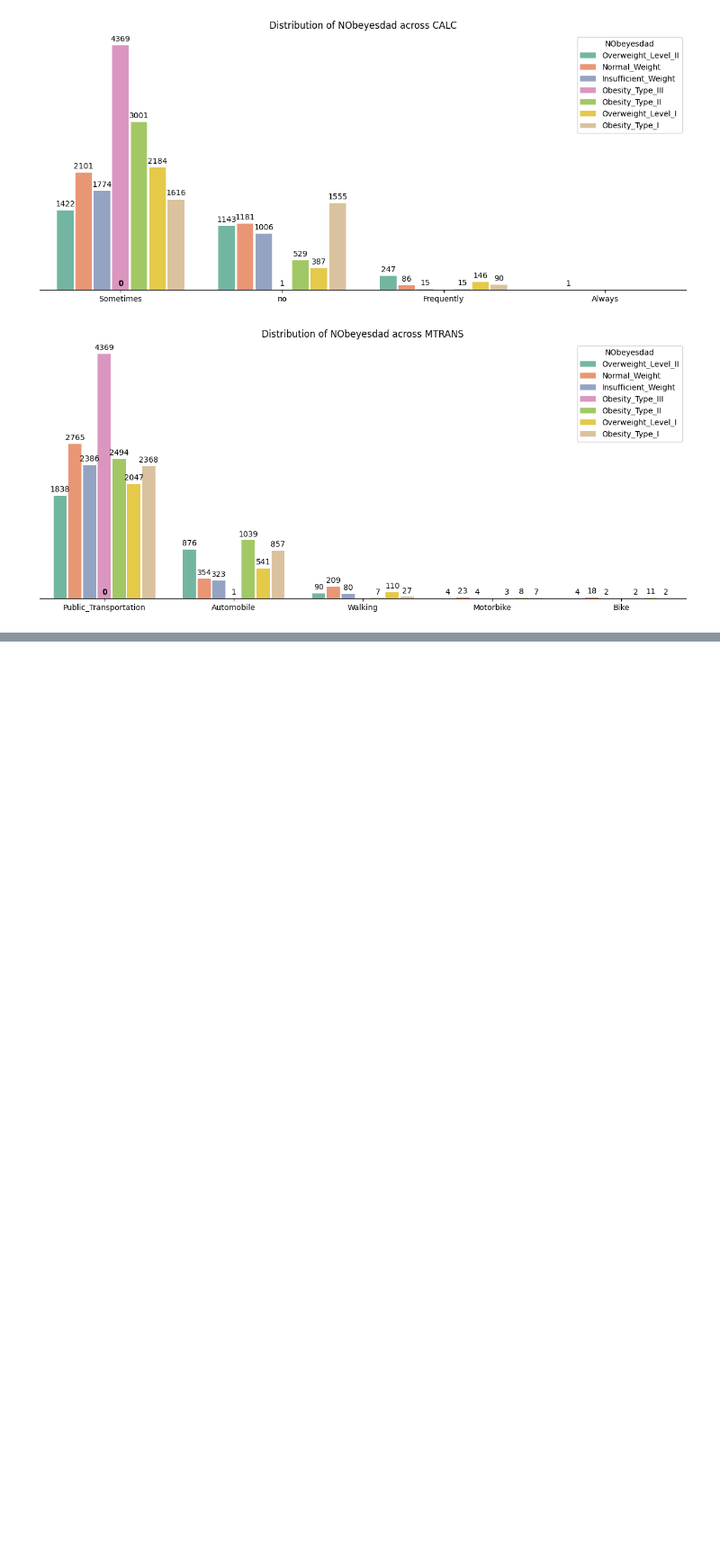
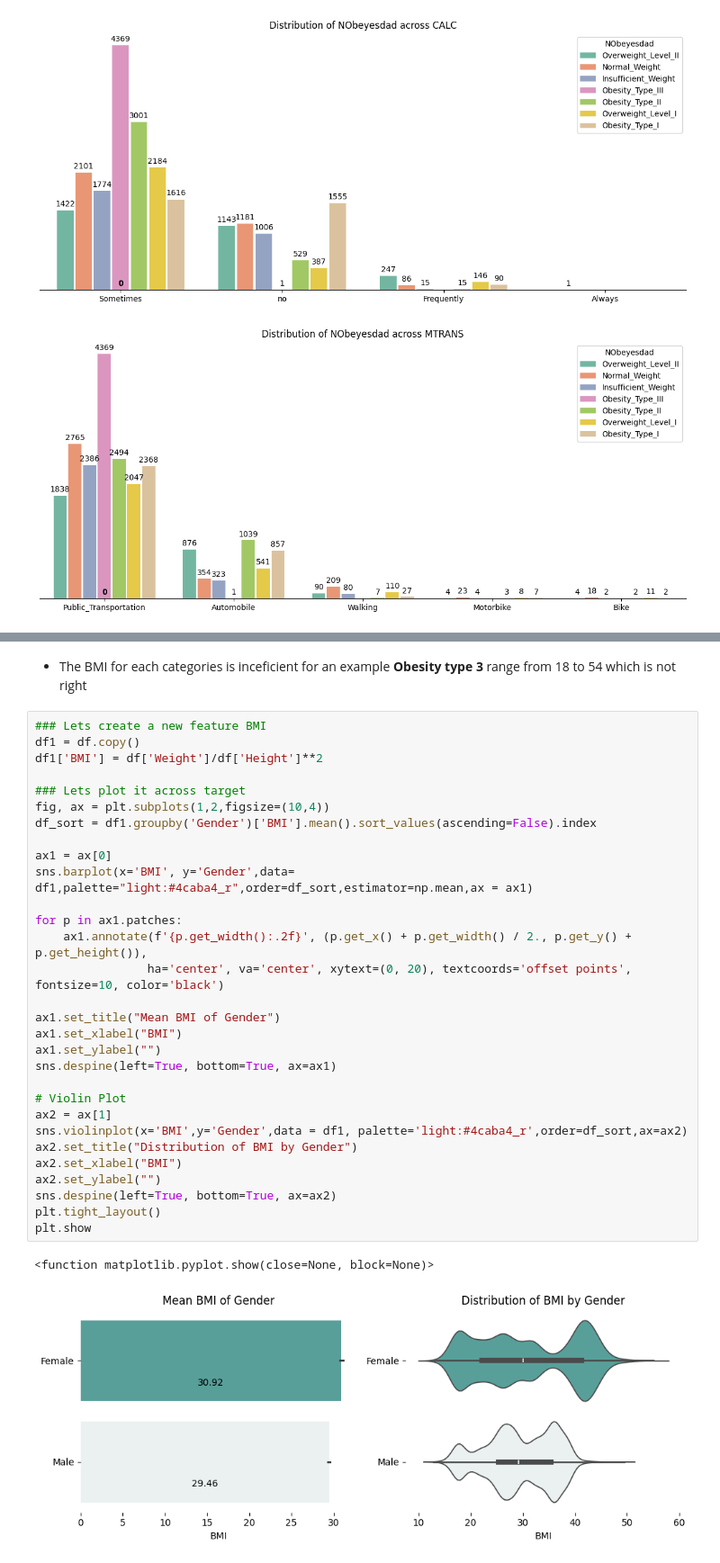
Before and after one commit to aman977381/EDA, a Jupyter notebook: EDA.ipynb, the cells around one changed output, grey strips where cells are left out. Shown at 90% size. Saved outputs shown, nothing was run; the diff lists cells and outputs as text; blank space fills up the shorter version.

```diff
--- a/EDA.ipynb
+++ b/EDA.ipynb
@@ -396,0 +443,35 @@ show_count(cat_columns)
+# %% [markdown]
+* The BMI for each categories is inceficient for an example **Obesity type 3** range from 18 to 54 which is not right
+# %%
+### Lets create a new feature BMI
+df1 = df.copy()
+df1['BMI'] = df['Weight']/df['Height']**2
+
+### Lets plot it across target
+fig, ax = plt.subplots(1,2,figsize=(10,4))
+df_sort = df1.groupby('Gender')['BMI'].mean().sort_values(ascending=False).index
+
+ax1 = ax[0]
+sns.barplot(x='BMI', y='Gender',data= df1,palette="light:#4caba4_r",order=df_sort,estimator=np.mean,ax = ax1)
+
+for p in ax1.patches:
+    ax1.annotate(f'{p.get_width():.2f}', (p.get_x() + p.get_width() / 2., p.get_y() + p.get_height()),
+                ha='center', va='center', xytext=(0, 20), textcoords='offset points', fontsize=10, color='black')
+
+ax1.set_title("Mean BMI of Gender")
+ax1.set_xlabel("BMI")
+ax1.set_ylabel("")
+sns.despine(left=True, bottom=True, ax=ax1)
+
+# Violin Plot
+ax2 = ax[1]
+sns.violinplot(x='BMI',y='Gender',data = df1, palette='light:#4caba4_r',order=df_sort,ax=ax2)
+ax2.set_title("Distribution of BMI by Gender")
+ax2.set_xlabel("BMI")
+ax2.set_ylabel("")
+sns.despine(left=True, bottom=True, ax=ax2)
+plt.tight_layout()
+plt.show
+# %% [output]
+<function matplotlib.pyplot.show(close=None, block=None)>
+[figure, added]
```
Also changed, not shown: parts of 10 cells of this notebook.
